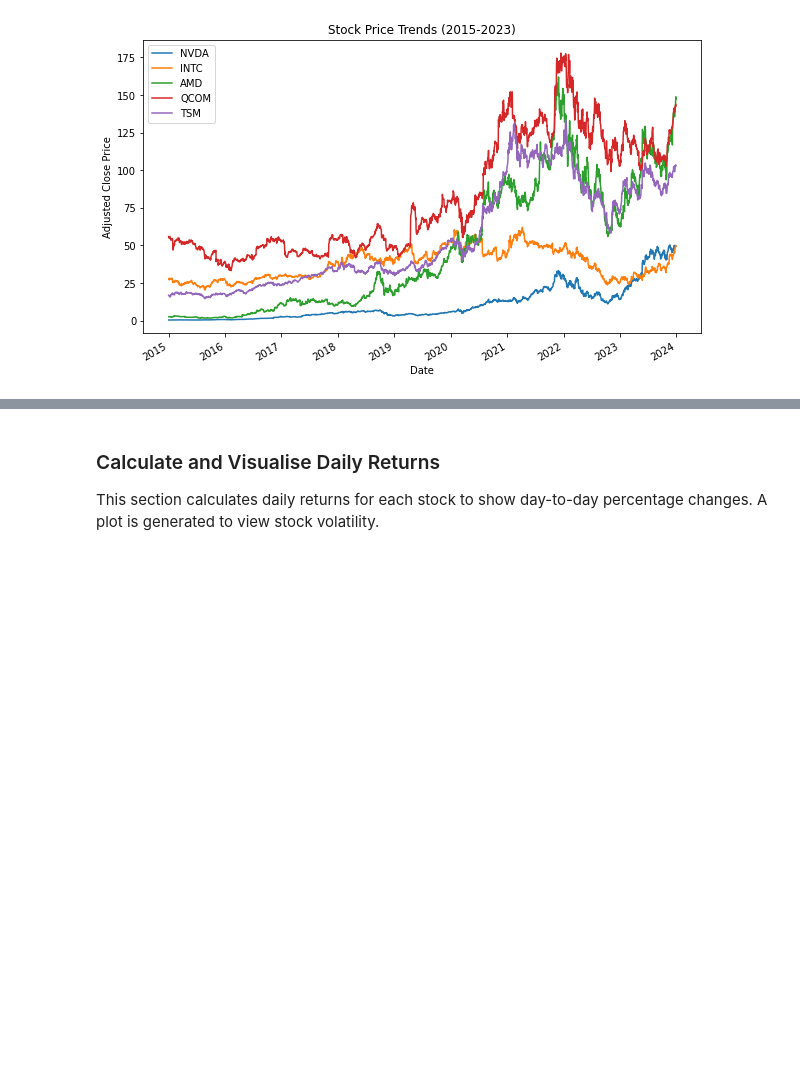
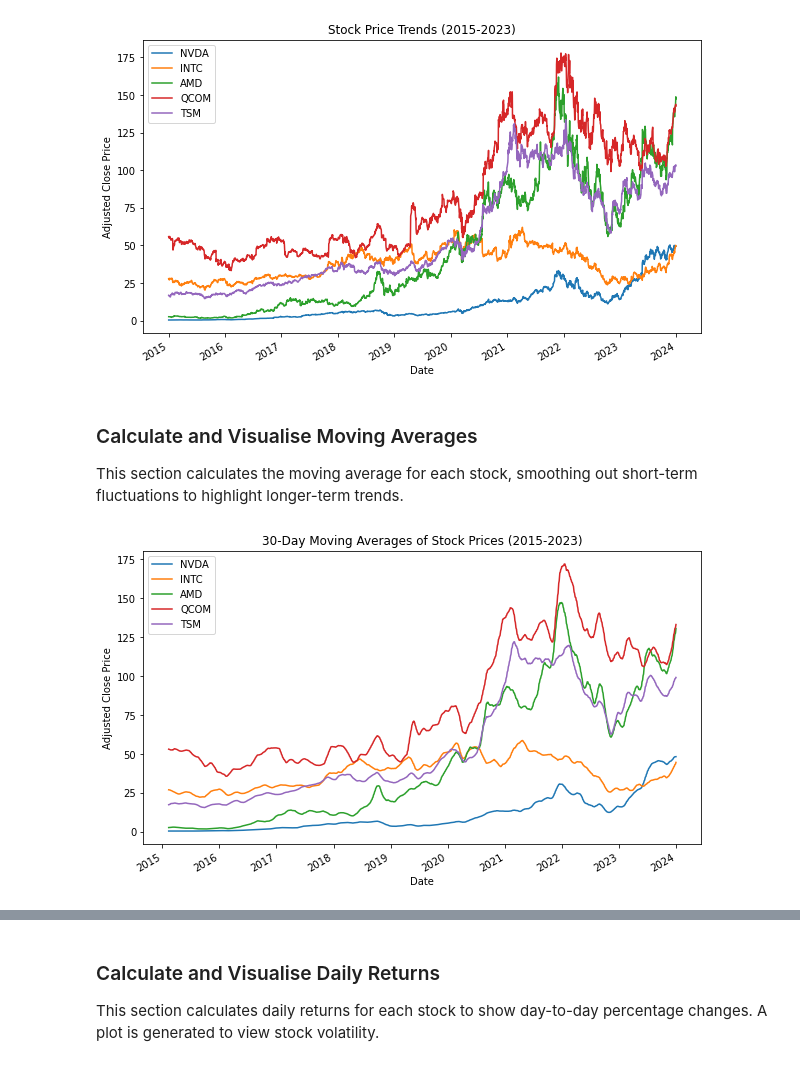
Before and after one commit to xintamosaik/Semiconductor_Stock_Analysis, a Jupyter notebook: semiconductor_stock_analysis_2015_2023.ipynb, the cells around one changed output, grey strips where cells are left out. Saved outputs shown, nothing was run; the diff lists cells and outputs as text; code cells hidden in the pictures; blank space fills up the shorter version.

```diff
--- a/semiconductor_stock_analysis_2015_2023.ipynb
+++ b/semiconductor_stock_analysis_2015_2023.ipynb
@@ -109,3 +109,19 @@ plt.xlabel('Date')
 plt.show()
 # %% [output]
 [figure]
+# %% [markdown]
+### Calculate and Visualise Moving Averages
+
+This section calculates the moving average for each stock, smoothing out short-term fluctuations to highlight longer-term trends.
+# %%
+# Calculate a 30-day moving average for each stock
+moving_averages = data.rolling(window=30).mean()
+
+# Plot the moving averages
+moving_averages.plot(figsize=(10, 6))
+plt.title('30-Day Moving Averages of Stock Prices (2015-2023)')
+plt.ylabel('Adjusted Close Price')
+plt.xlabel('Date')
+plt.show()
+# %% [output]
+[figure, added]
```
Also changed, not shown: parts of 5 cells of this notebook.
